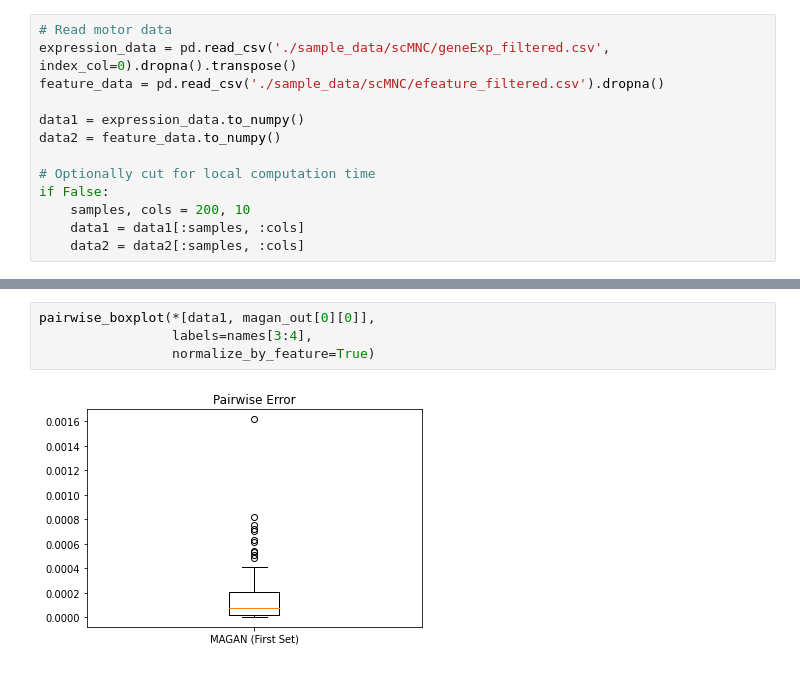
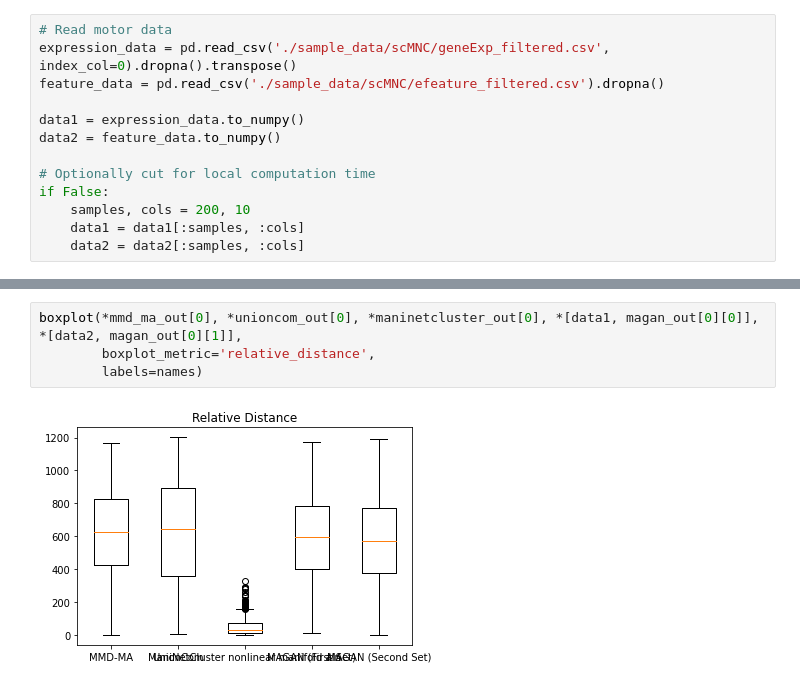
Before and after one commit to Oafish1/WR2MD, a Jupyter notebook: examples/example.ipynb, the cells around one changed output, grey strips where cells are left out. Drawn from its saved outputs; the diff is of its cells as text.

Commit message:
Metrics, formatting, and fixes

```diff
--- a/examples/example.ipynb
+++ b/examples/example.ipynb
@@ -198,6 +194,6 @@ pairwise_boxplot(*unioncom_out[0], *maninetcluster_out[0], *[data1, magan_out[0]
-# %%
-pairwise_boxplot(*[data1, magan_out[0][0]],
-                 labels=names[3:4],
-                 normalize_by_feature=True)
-# %% [output]
-[figure, removed]
+# %%
+boxplot(*mmd_ma_out[0], *unioncom_out[0], *maninetcluster_out[0], *[data1, magan_out[0][0]], *[data2, magan_out[0][1]],
+        boxplot_metric='relative_distance',
+        labels=names)
+# %% [output]
+[figure, added]
```
Also changed, not shown: parts of 11 cells of this notebook, 10 other files.
